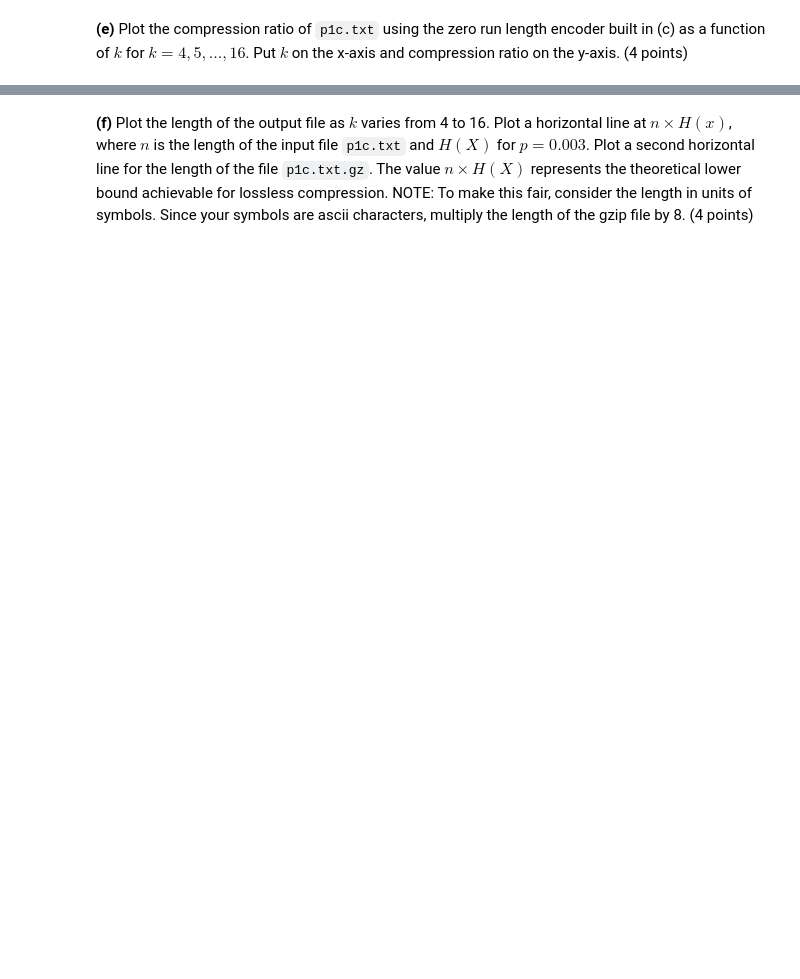
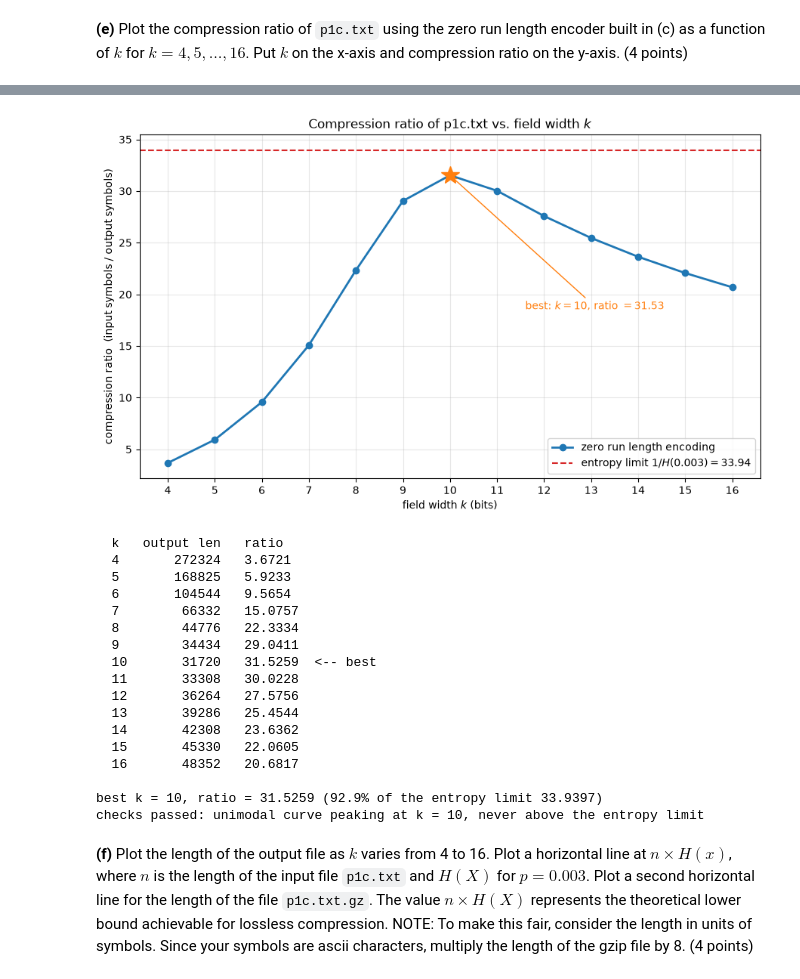
Before and after one commit to BatOrgil7/CSCI6032-ML, a Jupyter notebook: hw6/CSCI6032_hw6.ipynb, the cells around one changed output, grey strips where cells are left out. Saved outputs shown, nothing was run; the diff lists cells and outputs as text; code cells hidden in the pictures; blank space fills up the shorter version.

```diff
--- a/hw6/CSCI6032_hw6.ipynb
+++ b/hw6/CSCI6032_hw6.ipynb
@@ -181,5 +600,69 @@ compression ratio on the y-axis. (4 points)
 # %%
-# HERE
+# (e) Compression ratio of p1c.txt as a function of k, for k = 4 .. 16.
+import numpy as np
+import matplotlib.pyplot as plt
+
+K_VALUES = list(range(4, 17))
+
+# Cache the encoded lengths; parts (f) and (i) reuse them.
+lengths_c1 = {}
+for k in K_VALUES:
+    lengths_c1[k] = len(compress(P1C, k))
+
+ratios = [N / lengths_c1[k] for k in K_VALUES]
+best_k = max(K_VALUES, key=lambda k: N / lengths_c1[k])
+best_ratio = N / lengths_c1[best_k]
+ideal_ratio = 1.0 / H_NOMINAL
+
+fig, ax = plt.subplots(figsize=(9, 5.5))
+ax.plot(K_VALUES, ratios, "o-", color="tab:blue", lw=2, label="zero run length encoding")
+ax.axhline(ideal_ratio, color="tab:red", ls="--", lw=1.5,
+           label="entropy limit $1/H(0.003) = %.2f$" % ideal_ratio)
+ax.plot(best_k, best_ratio, "*", ms=18, color="tab:orange", zorder=5)
+ax.annotate("best: $k = %d$, ratio $= %.2f$" % (best_k, best_ratio),
+            xy=(best_k, best_ratio), xytext=(best_k + 1.6, best_ratio - 13),
+            arrowprops=dict(arrowstyle="->", color="tab:orange"), color="tab:orange")
+
+ax.set_xlabel("field width $k$ (bits)")
+ax.set_ylabel("compression ratio  (input symbols / output symbols)")
+ax.set_title("Compression ratio of p1c.txt vs. field width $k$")
+ax.set_xticks(K_VALUES)
+ax.grid(alpha=0.3)
+ax.legend()
+plt.tight_layout()
+plt.show()
+
+print("  k   output len   ratio")
+for k in K_VALUES:
+    star = "  <-- best" if k == best_k else ""
+    print("  %-3d %10d   %6.4f%s" % (k, lengths_c1[k], N / lengths_c1[k], star))
+print()
+print("best k = %d, ratio = %.4f (%.1f%% of the entropy limit %.4f)"
+      % (best_k, best_ratio, 100 * best_ratio / ideal_ratio, ideal_ratio))
+
+assert best_k == 10, "expected the optimum at k = 10"
+assert all(N / lengths_c1[k] <= ideal_ratio for k in K_VALUES), \
+    "no encoder may beat the entropy limit"
+print("checks passed: unimodal curve peaking at k = 10, never above the entropy limit")
+# %% [output]
+[figure, added]
+  k   output len   ratio
+  4       272324   3.6721
+  5       168825   5.9233
+  6       104544   9.5654
+  7        66332   15.0757
+  8        44776   22.3334
+  9        34434   29.0411
+  10       31720   31.5259  <-- best
+  11       33308   30.0228
+  12       36264   27.5756
+  13       39286   25.4544
+  14       42308   23.6362
+  15       45330   22.0605
+  16       48352   20.6817
+
+best k = 10, ratio = 31.5259 (92.9% of the entropy limit 33.9397)
+checks passed: unimodal curve peaking at k = 10, never above the entropy limit
 # %% [markdown]
 **(f)** Plot the length of the output file as $k$ varies from 4 to 16. Plot a horizontal
 line at $n \times H(x)$, where $n$ is the length of the input file `p1c.txt` and $H(X)$ for
```
Also changed, not shown: parts of 51 cells of this notebook, 4 other files.
